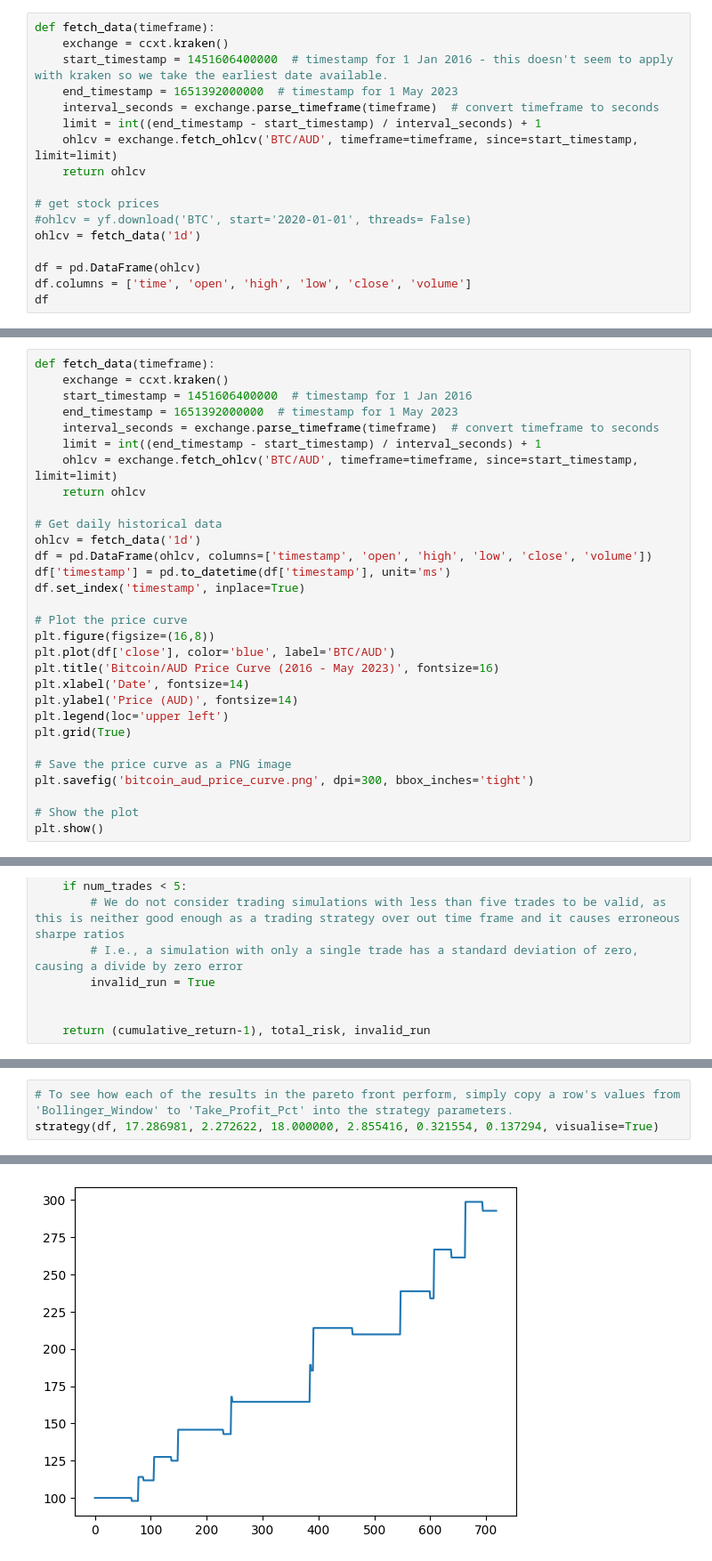
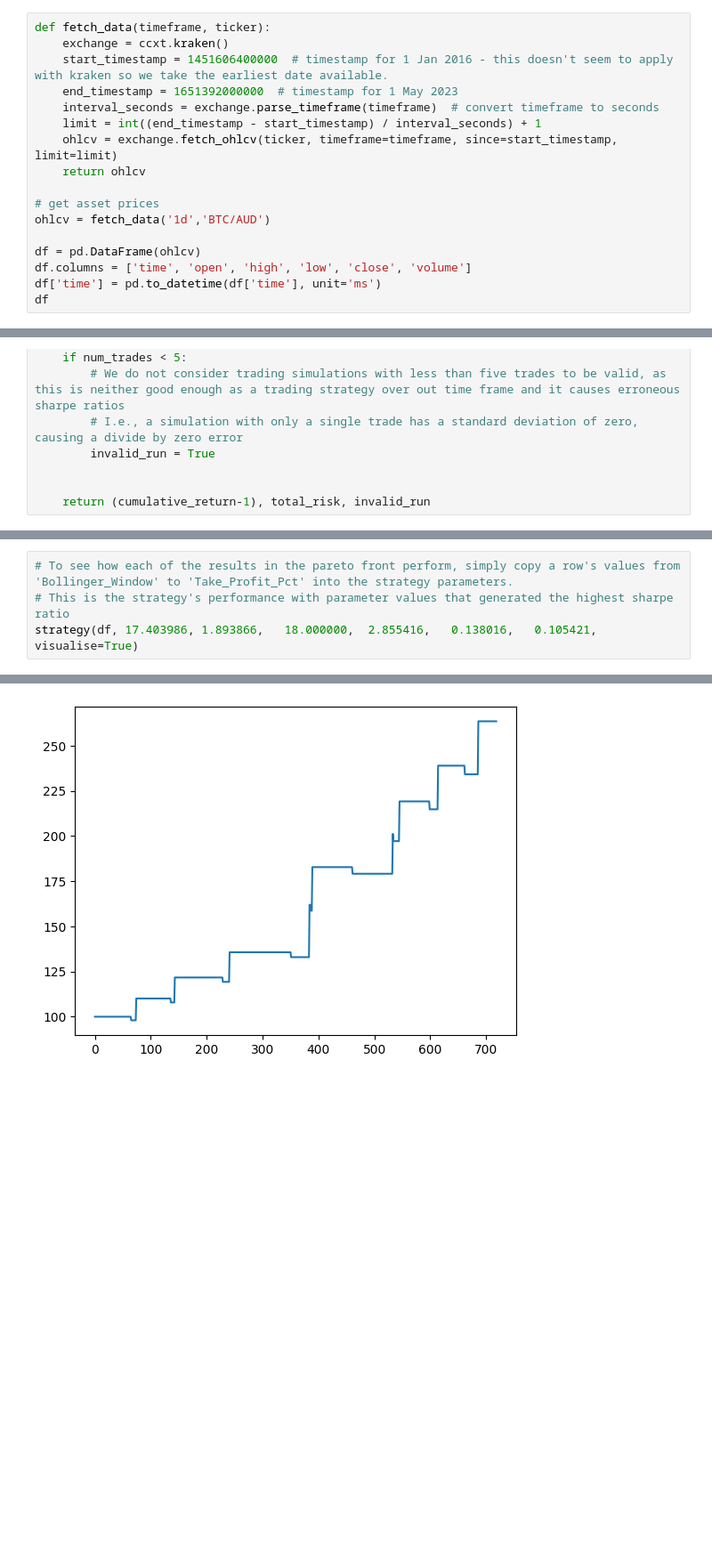
Before and after one commit to ophixus/CITS4404-project, a Jupyter notebook: NSGA-II with Strategy.ipynb, the cells around one changed output, grey strips where cells are left out. Shown: that part at 89% size. Cells and saved outputs as stored; diff of their text form; blank space fills up the shorter version.

```diff
--- a/NSGA-II with Strategy.ipynb
+++ b/NSGA-II with Strategy.ipynb
@@ -21,21 +20,21 @@ warnings.filterwarnings("ignore")
 FEE = 0.02
 START_BALANCE = 100
 # %%
-def fetch_data(timeframe):
+def fetch_data(timeframe, ticker):
     exchange = ccxt.kraken()
     start_timestamp = 1451606400000  # timestamp for 1 Jan 2016 - this doesn't seem to apply with kraken so we take the earliest date available.
     end_timestamp = 1651392000000  # timestamp for 1 May 2023
     interval_seconds = exchange.parse_timeframe(timeframe)  # convert timeframe to seconds
     limit = int((end_timestamp - start_timestamp) / interval_seconds) + 1
-    ohlcv = exchange.fetch_ohlcv('BTC/AUD', timeframe=timeframe, since=start_timestamp, limit=limit)
+    ohlcv = exchange.fetch_ohlcv(ticker, timeframe=timeframe, since=start_timestamp, limit=limit)
     return ohlcv
 
-# get stock prices
-#ohlcv = yf.download('BTC', start='2020-01-01', threads= False)
-ohlcv = fetch_data('1d')
+# get asset prices
+ohlcv = fetch_data('1d','BTC/AUD')
 
 df = pd.DataFrame(ohlcv)
 df.columns = ['time', 'open', 'high', 'low', 'close', 'volume']
+df['time'] = pd.to_datetime(df['time'], unit='ms')
 df
 # %% [output]
 |  | time | open | high | low | close | volume |
@@ -56,30 +52,0 @@ df
-# %%
-def fetch_data(timeframe):
-    exchange = ccxt.kraken()
-    start_timestamp = 1451606400000  # timestamp for 1 Jan 2016
-    end_timestamp = 1651392000000  # timestamp for 1 May 2023
-    interval_seconds = exchange.parse_timeframe(timeframe)  # convert timeframe to seconds
-    limit = int((end_timestamp - start_timestamp) / interval_seconds) + 1
-    ohlcv = exchange.fetch_ohlcv('BTC/AUD', timeframe=timeframe, since=start_timestamp, limit=limit)
-    return ohlcv
-
-# Get daily historical data
-ohlcv = fetch_data('1d')
-df = pd.DataFrame(ohlcv, columns=['timestamp', 'open', 'high', 'low', 'close', 'volume'])
-df['timestamp'] = pd.to_datetime(df['timestamp'], unit='ms')
-df.set_index('timestamp', inplace=True)
-
-# Plot the price curve
-plt.figure(figsize=(16,8))
-plt.plot(df['close'], color='blue', label='BTC/AUD')
-plt.title('Bitcoin/AUD Price Curve (2016 - May 2023)', fontsize=16)
-plt.xlabel('Date', fontsize=14)
-plt.ylabel('Price (AUD)', fontsize=14)
-plt.legend(loc='upper left')
-plt.grid(True)
-
-# Save the price curve as a PNG image
-plt.savefig('bitcoin_aud_price_curve.png', dpi=300, bbox_inches='tight')
-
-# Show the plot
-plt.show()
@@ -439,4 +395,5 @@ pareto_parameters
 # %%
 # To see how each of the results in the pareto front perform, simply copy a row's values from 'Bollinger_Window' to 'Take_Profit_Pct' into the strategy parameters.
-strategy(df, 17.286981, 2.272622, 18.000000, 2.855416, 0.321554, 0.137294, visualise=True)
+# This is the strategy's performance with parameter values that generated the highest sharpe ratio
+strategy(df, 17.403986,	1.893866,	18.000000,	2.855416,	0.138016,	0.105421, visualise=True)
 # %% [output]
@@ -456 +413 @@ Total Return: 292.65'
-[figure, old version]
+[figure, new version]
```
Also changed, not shown: parts of 16 cells of this notebook.
